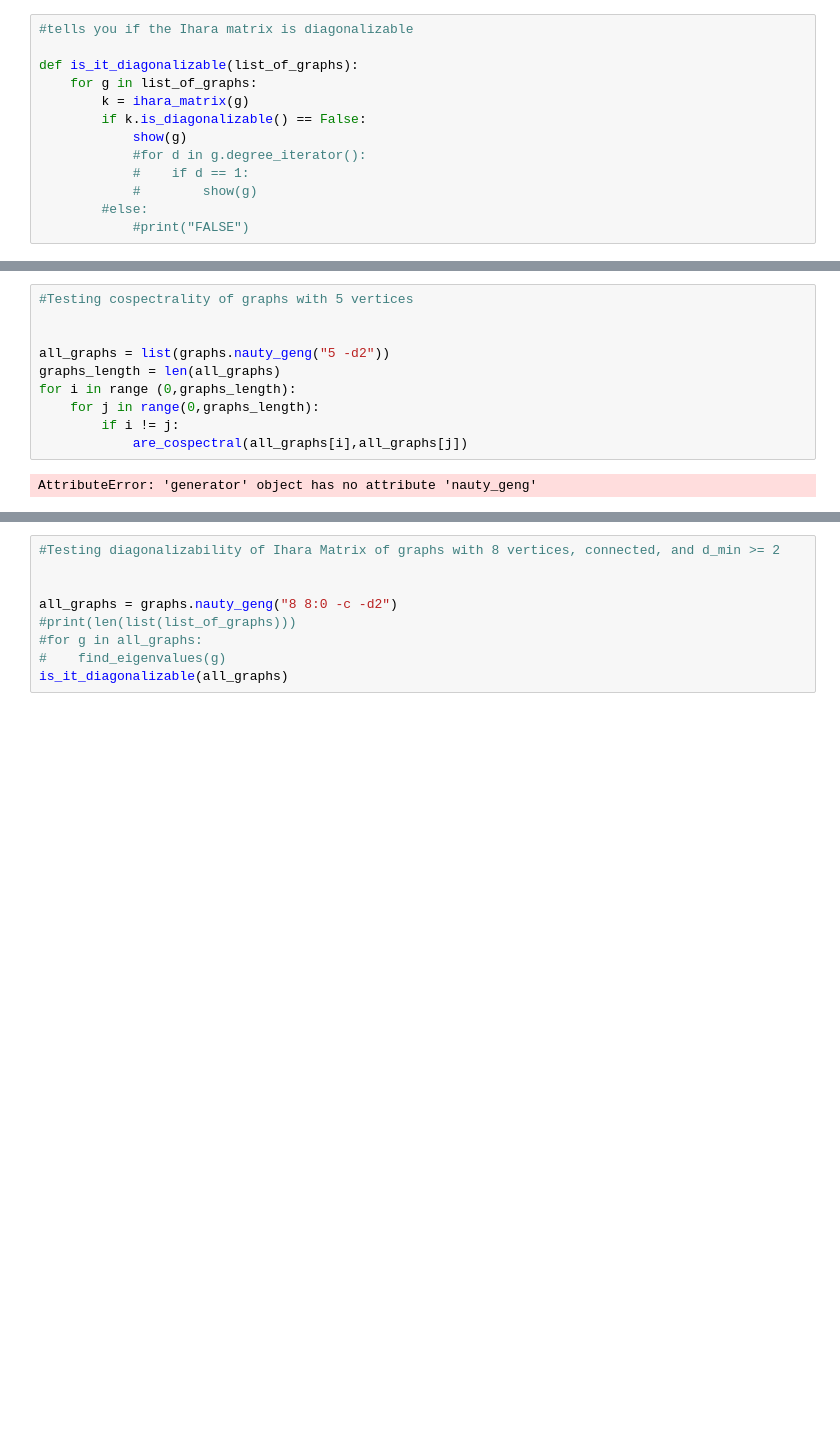
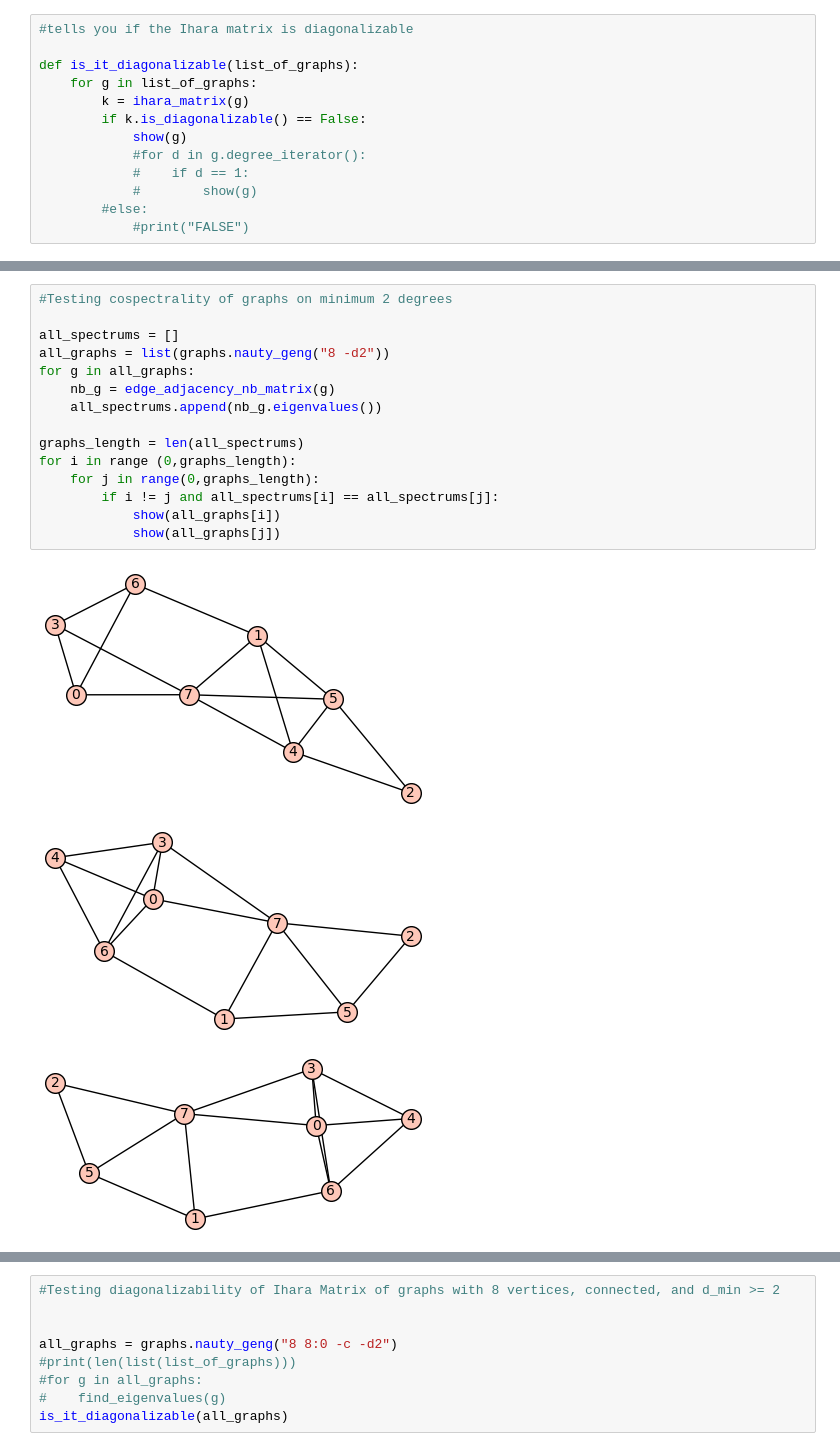
Before and after one commit to davizacheu/Spectral-Graph-Theory-Research, a Jupyter notebook: NB_Functions.ipynb, the cells around one changed output, grey strips where cells are left out. Saved outputs shown, nothing was run; the diff lists cells and outputs as text; blank space fills up the shorter version.

Commit message:
Tested some graphs and found counter-examples

```diff
--- a/NB_Functions.ipynb
+++ b/NB_Functions.ipynb
@@ -219,15 +219,22 @@ def are_cospectral(g1,g2):
         #print(g2nb)
     else:
         print("NOT cospectral in regards to ihara matrices")
-# %%
-#Testing cospectrality of graphs with 5 vertices
-
-
-all_graphs = list(graphs.nauty_geng("5 -d2"))
-graphs_length = len(all_graphs)
-for i in range (0,graphs_length):
-    for j in range(0,graphs_length):
-        if i != j:
-            are_cospectral(all_graphs[i],all_graphs[j])
-# %% [output]
-AttributeError: 'generator' object has no attribute 'nauty_geng'
+# %%
+#Testing cospectrality of graphs on minimum 2 degrees
+
+all_spectrums = []
+all_graphs = list(graphs.nauty_geng("8 -d2"))
+for g in all_graphs:
+    nb_g = edge_adjacency_nb_matrix(g)
+    all_spectrums.append(nb_g.eigenvalues())
+
+graphs_length = len(all_spectrums)
+for i in range (0,graphs_length):
+    for j in range(0,graphs_length):
+        if i != j and all_spectrums[i] == all_spectrums[j]:
+            show(all_graphs[i])
+            show(all_graphs[j])
+# %% [output]
+[figure, added]
+[figure, added]
+[figure, added]
```
Also changed, not shown: parts of 3 cells of this notebook.
